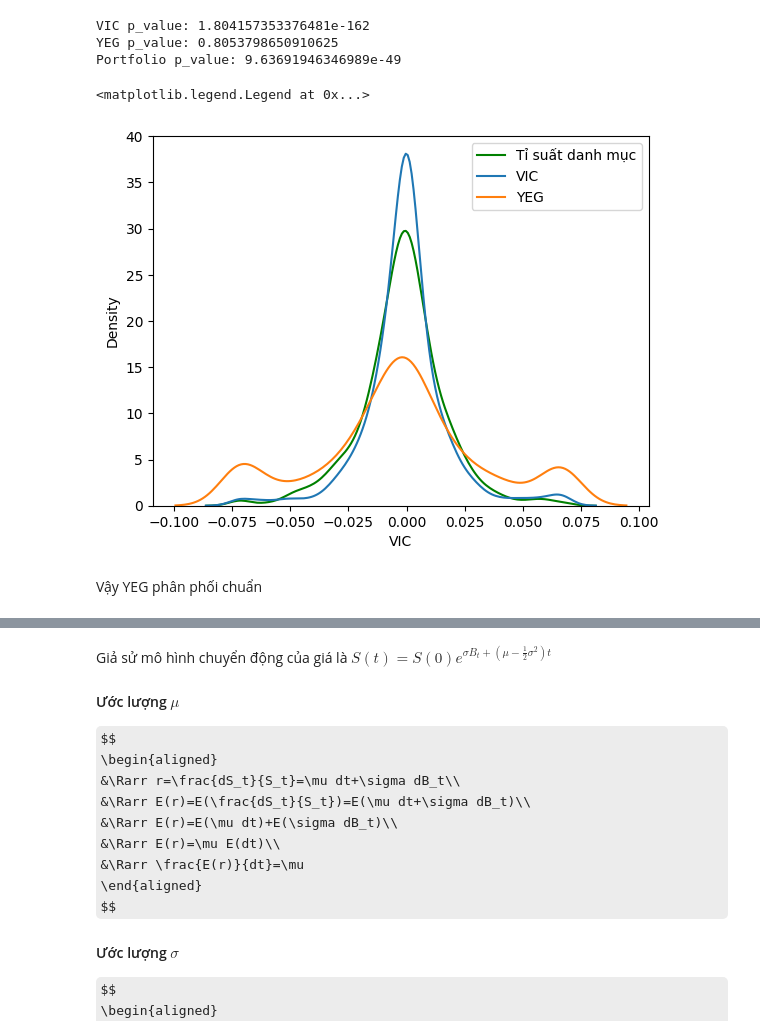
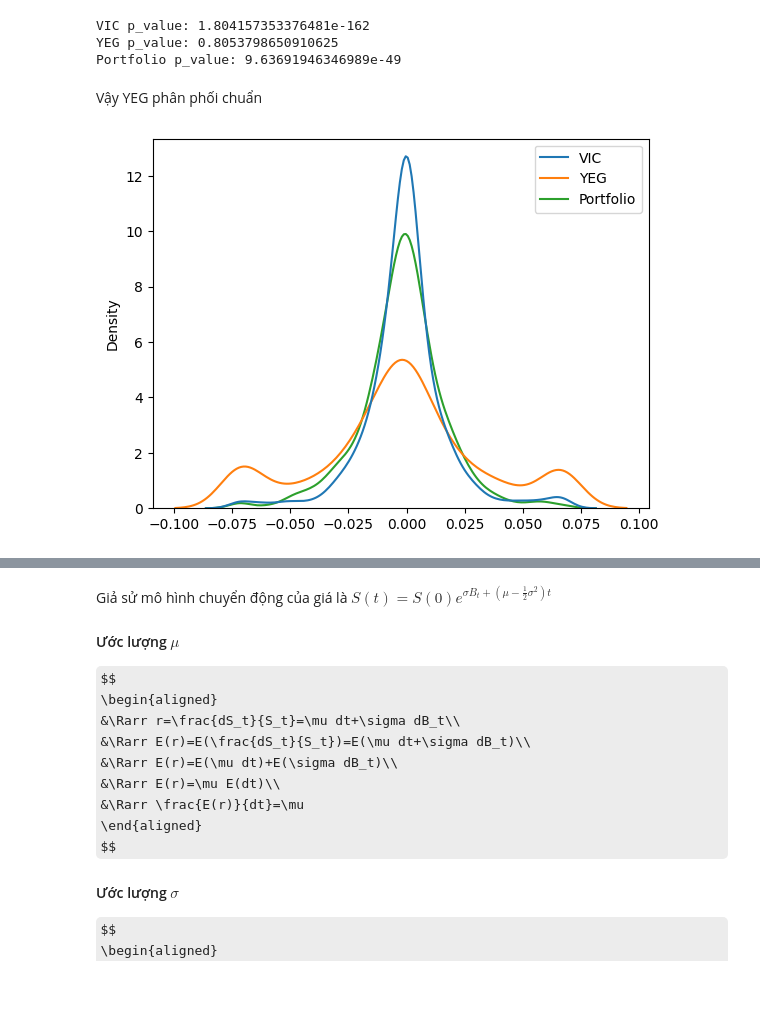
Before and after one commit to khanhtrinh2003/Financial-mathematics, a Jupyter notebook: kiem_tra.ipynb, the cells around one changed output, grey strips where cells are left out. Drawn from its saved outputs; the diff is of its cells as text; code cells hidden in the pictures; some formulas as TeX source; blank space fills up the shorter version.

```diff
--- a/kiem_tra.ipynb
+++ b/kiem_tra.ipynb
@@ -112,13 +112,12 @@ print(f"Portfolio p_value: {p_value_port}")
 VIC p_value: 1.804157353376481e-162
 YEG p_value: 0.8053798650910625
 Portfolio p_value: 9.63691946346989e-49
-# %%
-sns.kdeplot(ti_suat_danh_muc,color="green",label="Tỉ suất danh mục")
-sns.kdeplot(ti_suat["VIC"],label="VIC")
-sns.kdeplot(ti_suat["YEG"],label="YEG")
-plt.legend()
-# %% [output]
-<matplotlib.legend.Legend at 0x...>
-[figure, removed]
 # %% [markdown]
 Vậy YEG phân phối chuẩn
+# %%
+ti_suat["Portfolio"]=ti_suat_danh_muc
+# %%
+sns.kdeplot(ti_suat)
+plt.show()
+# %% [output]
+[figure, added]
```
Also changed, not shown: parts of 7 cells of this notebook.
